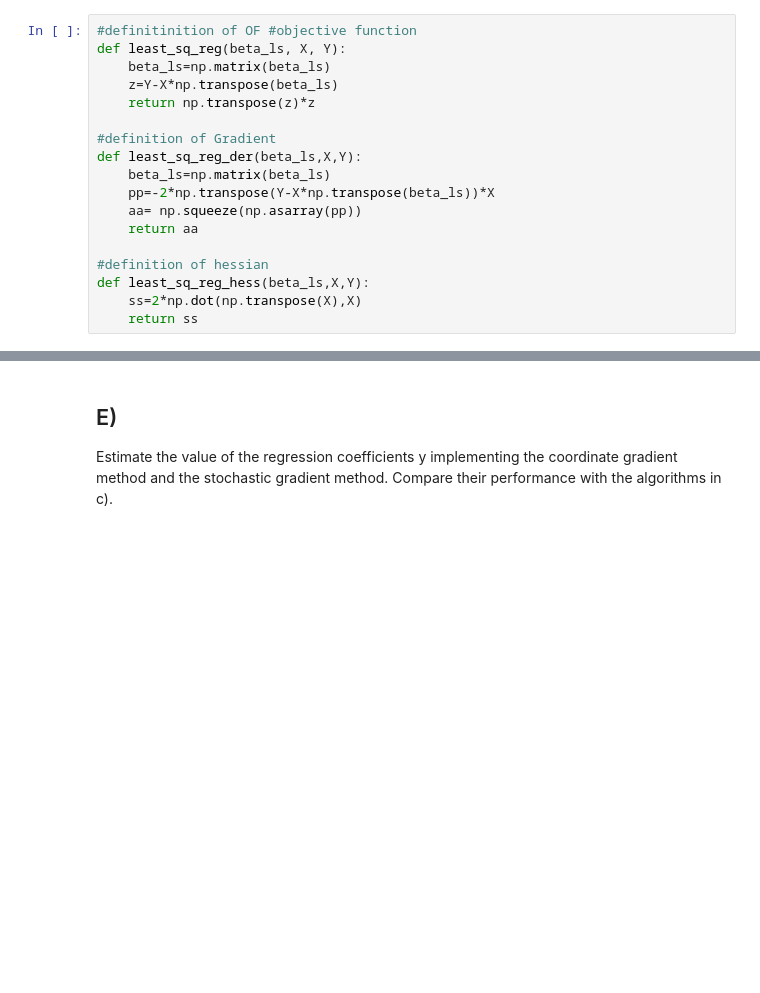
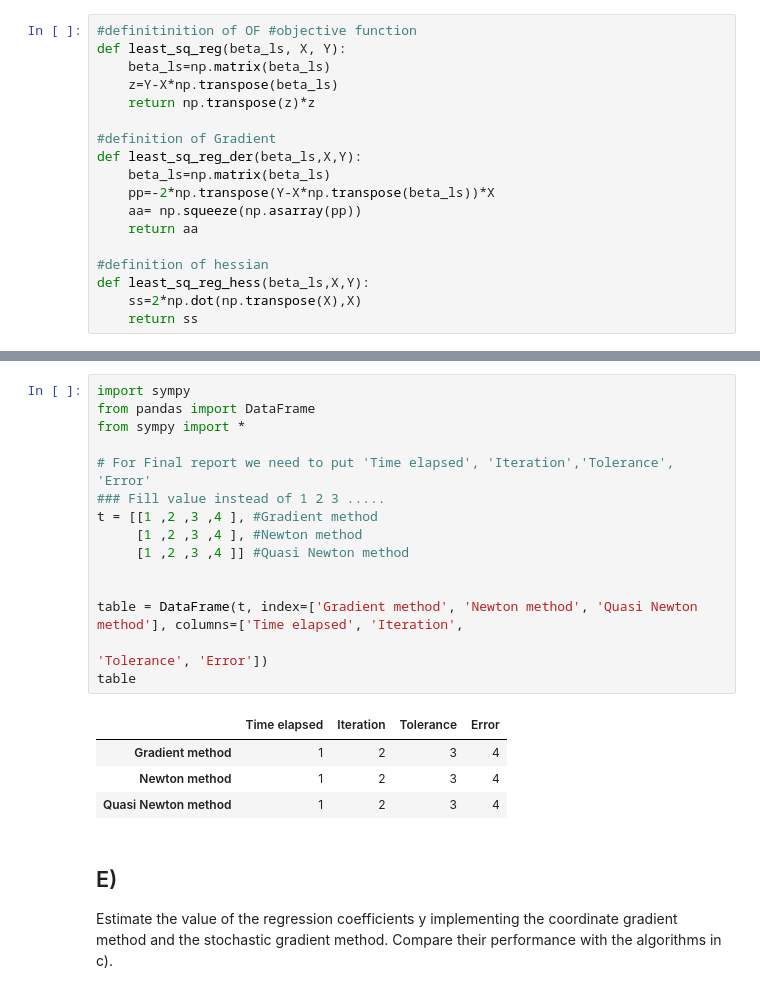
Before and after one commit to P-Mercator/Optimization_for_large-scale_data, a Jupyter notebook: 3rd Assignment.ipynb, the cells around one changed output, grey strips where cells are left out. Saved outputs shown, nothing was run; the diff lists cells and outputs as text; blank space fills up the shorter version.

```diff
--- a/3rd Assignment.ipynb
+++ b/3rd Assignment.ipynb
@@ -644,3 +546,23 @@ print('error=',np.linalg.norm(np.transpose(beta_ls_exact)-beta_quasi,ord=2)/np.l
+# %%
+import sympy
+from pandas import DataFrame
+from sympy import *
+
+# For Final report we need to put 'Time elapsed', 'Iteration','Tolerance', 'Error'
+### Fill value instead of 1 2 3 .....
+t = [[1 ,2 ,3 ,4 ], #Gradient method
+     [1 ,2 ,3 ,4 ], #Newton method
+     [1 ,2 ,3 ,4 ]] #Quasi Newton method
+
+
+table = DataFrame(t, index=['Gradient method', 'Newton method', 'Quasi Newton method'], columns=['Time elapsed', 'Iteration',
+                                                                                                 'Tolerance', 'Error'])
+table
+# %% [output]
+|  | Time elapsed | Iteration | Tolerance | Error |
+| Gradient method | 1 | 2 | 3 | 4 |
+| Newton method | 1 | 2 | 3 | 4 |
+| Quasi Newton method | 1 | 2 | 3 | 4 |
 # %% [markdown]
 ## E)
 Estimate the value of the regression coefficients y implementing the coordinate gradient method and
```
Also changed, not shown: parts of 26 cells of this notebook.
